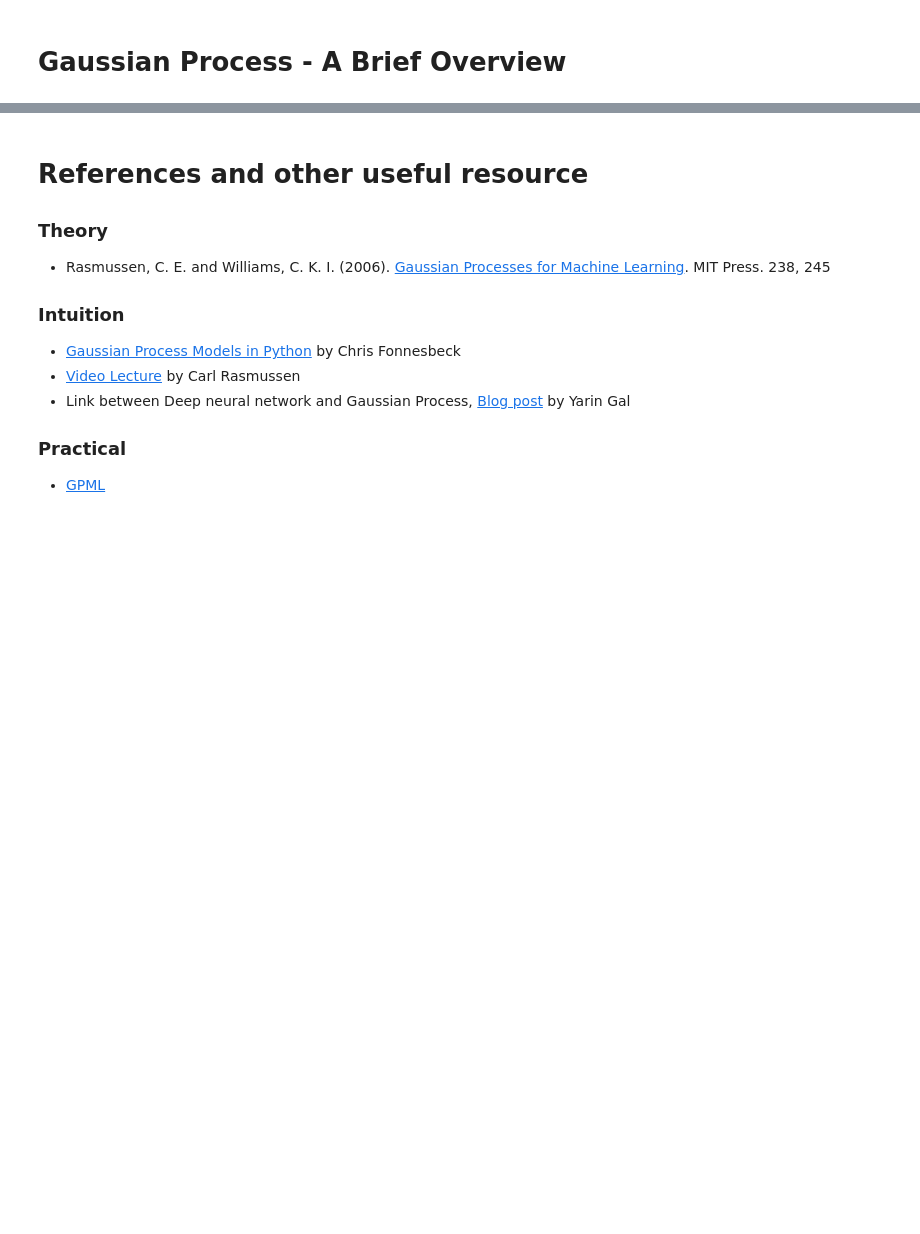
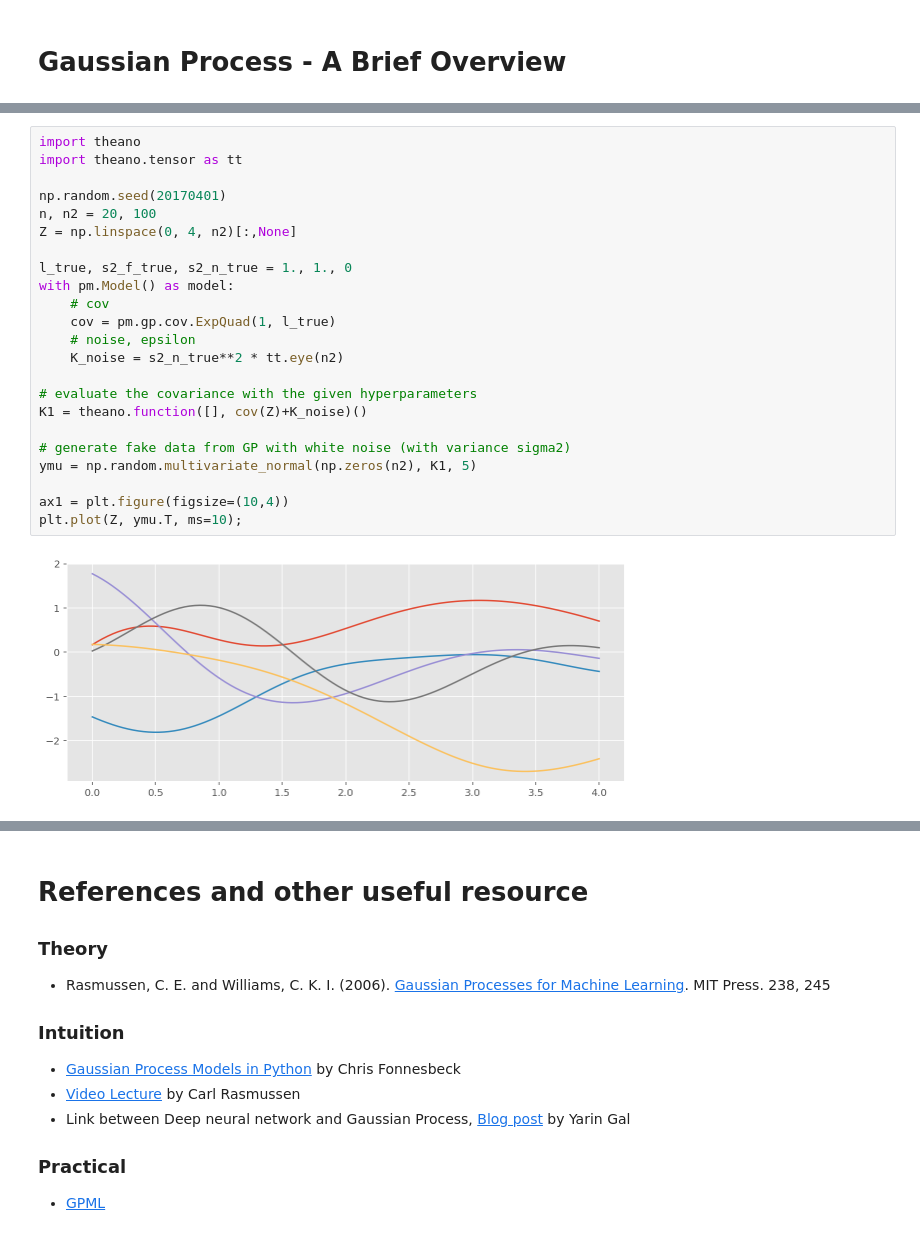
Before and after one commit to junpenglao/Bayesian_Smoothing_EyeMovement, a Jupyter notebook: GP_intro.ipynb, the cells around one changed output, grey strips where cells are left out. Drawn from its saved outputs; the diff is of its cells as text; blank space fills up the shorter version.

```diff
--- a/GP_intro.ipynb
+++ b/GP_intro.ipynb
@@ -2,0 +74,25 @@
+# %%
+import theano
+import theano.tensor as tt
+
+np.random.seed(20170401)
+n, n2 = 20, 100
+Z = np.linspace(0, 4, n2)[:,None]
+
+l_true, s2_f_true, s2_n_true = 1., 1., 0
+with pm.Model() as model:
+    # cov
+    cov = pm.gp.cov.ExpQuad(1, l_true)
+    # noise, epsilon
+    K_noise = s2_n_true**2 * tt.eye(n2)
+
+# evaluate the covariance with the given hyperparameters
+K1 = theano.function([], cov(Z)+K_noise)()
+
+# generate fake data from GP with white noise (with variance sigma2)
+ymu = np.random.multivariate_normal(np.zeros(n2), K1, 5)
+
+ax1 = plt.figure(figsize=(10,4))
+plt.plot(Z, ymu.T, ms=10);
+# %% [output]
+[figure, added]
```
Also changed, not shown: parts of 22 cells of this notebook, 3 other files.
